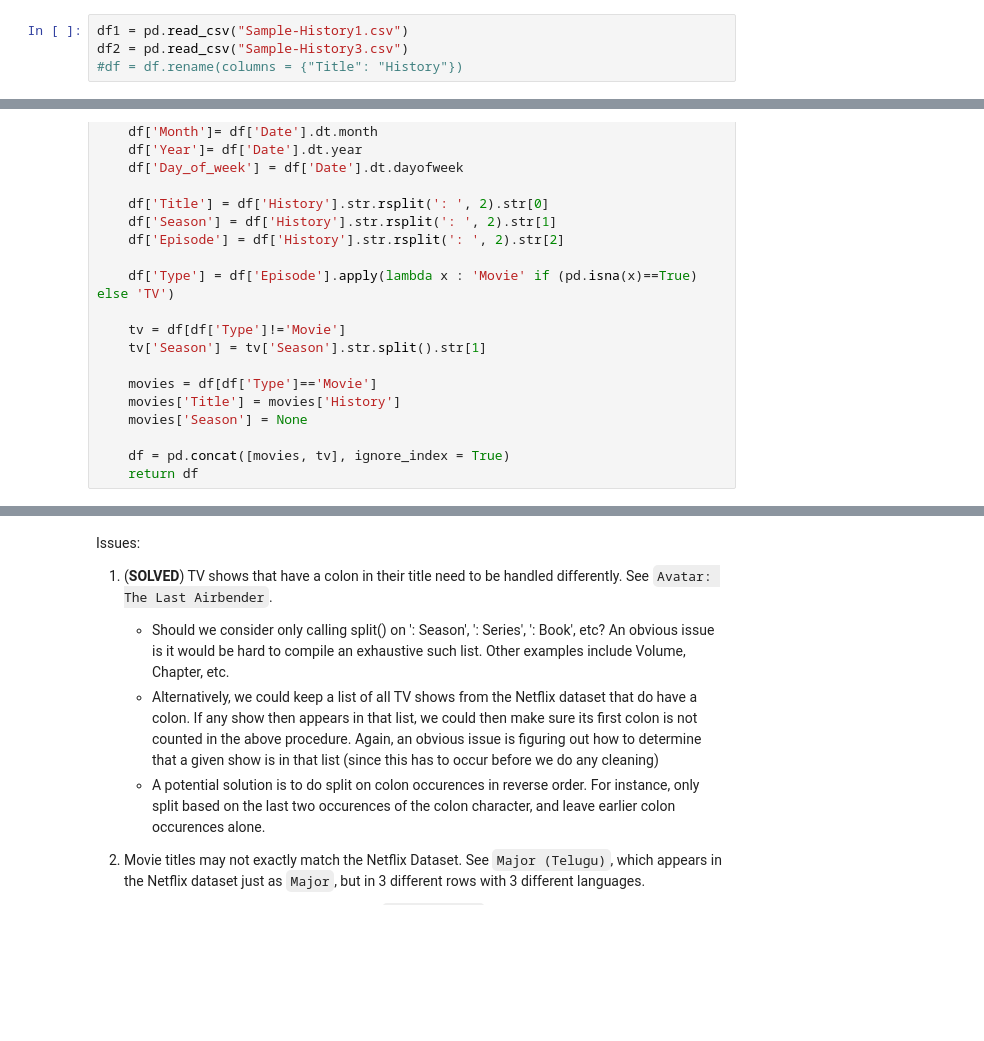
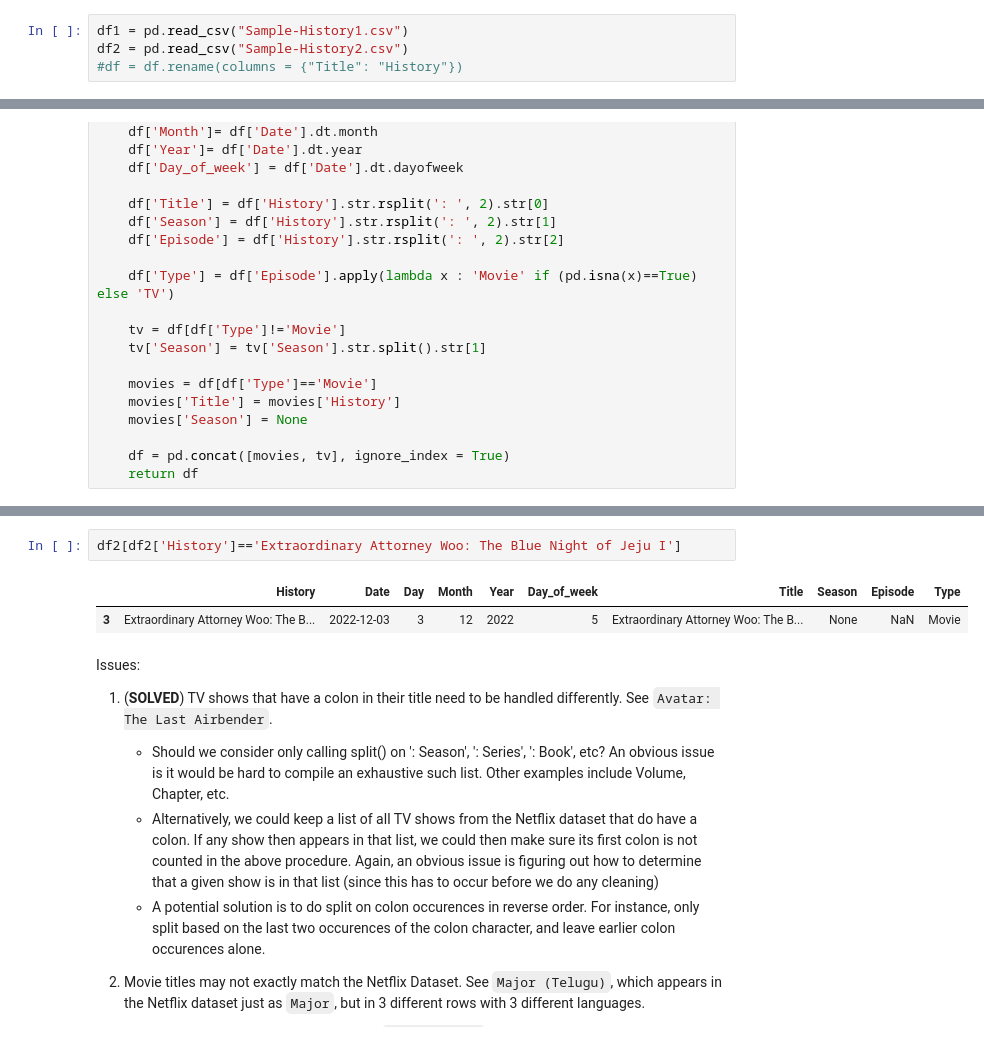
Before and after one commit to joylee13/pic16b_project, a Jupyter notebook: Netflix-Data/sample-history-clean.ipynb, the cells around one changed output, grey strips where cells are left out. Drawn from its saved outputs; the diff is of its cells as text; blank space fills up the shorter version.

```diff
--- a/Netflix-Data/sample-history-clean.ipynb
+++ b/Netflix-Data/sample-history-clean.ipynb
@@ -6,7 +6,7 @@ import plotly.express as px
 # Cleaning Sample History
 # %%
 df1 = pd.read_csv("Sample-History1.csv")
-df2 = pd.read_csv("Sample-History3.csv")
+df2 = pd.read_csv("Sample-History2.csv")
 #df = df.rename(columns = {"Title": "History"})
 # %%
 df2
@@ -118,3 +105,8 @@ df2
+# %%
+df2[df2['History']=='Extraordinary Attorney Woo: The Blue Night of Jeju I']
+# %% [output]
+|  | History | Date | Day | Month | Year | Day_of_week | Title | Season | Episode | Type |
+| 3 | Extraordinary Attorney Woo: The B... | 2022-12-03 | 3 | 12 | 2022 | 5 | Extraordinary Attorney Woo: The B... | None | NaN | Movie |
 # %% [markdown]
 Issues:
 
```
Also changed, not shown: parts of 6 cells of this notebook, 2 other files.
